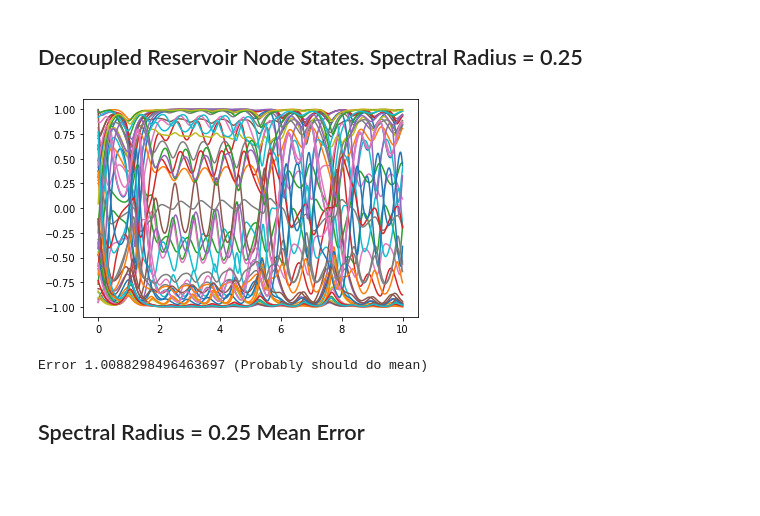
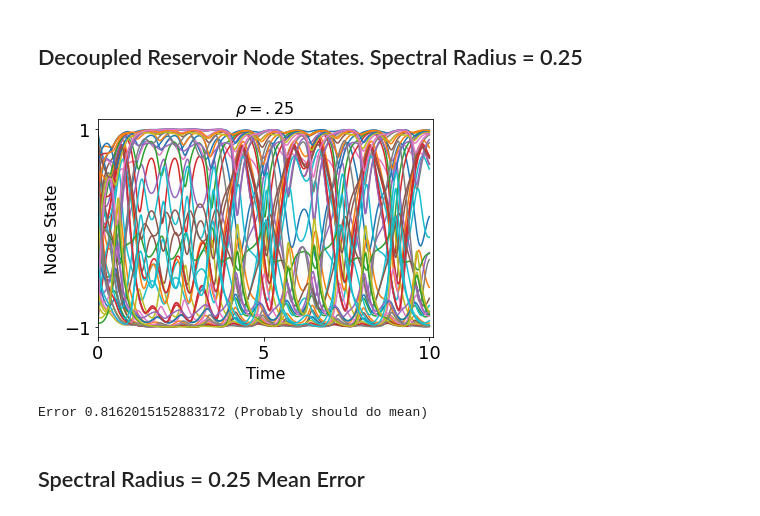
Before and after one commit to djpasseyjr/ChaosReservoir, a Jupyter notebook: PaperPlots/IdentityReservoir.ipynb, the cells around one changed output. Cells and saved outputs as stored; diff of their text form; code cells hidden in the pictures; blank space fills up the shorter version.

Commit message:
Animation and updated plots

```diff
--- a/PaperPlots/IdentityReservoir.ipynb
+++ b/PaperPlots/IdentityReservoir.ipynb
@@ -42,16 +42,26 @@ r0 = np.random.rand(n)*2 - 1
 # %%
 R = rcomp.internal_state_response(t, U, r0)
 plt.plot(t - 40, R)
+
+end=10
+plt.title("$\\rho = .25$ ", fontsize=16)
+plt.ylim([-1.1, 1.1])
+plt.xlim([0, end + 0.1])
+plt.xticks([0])
+plt.yticks([-1, 1], fontsize=18)
+plt.xticks([0, 5, 10], fontsize=18)
+plt.xlabel("Time", fontsize=16)
+plt.ylabel("Node State", fontsize=16)
 plt.show()
 
 Wout = U.T @ R @ np.linalg.inv(R.T @ R)
 Uhat = (Wout@R.T).T
 #plt.plot(Uhat)
 err = np.max(np.abs(Uhat - U))
 print(f"Error {err} (Probably should do mean)")
 # %% [output]
-[figure, old version]
+[figure, new version]
-Error 1.0088298496463697 (Probably should do mean)
+Error 0.8162015152883172 (Probably should do mean)
 # %% [markdown]
 ## Spectral Radius = 0.25 Mean Error
 # %%
```
Also changed, not shown: parts of 2 cells of this notebook, 1 other file.
